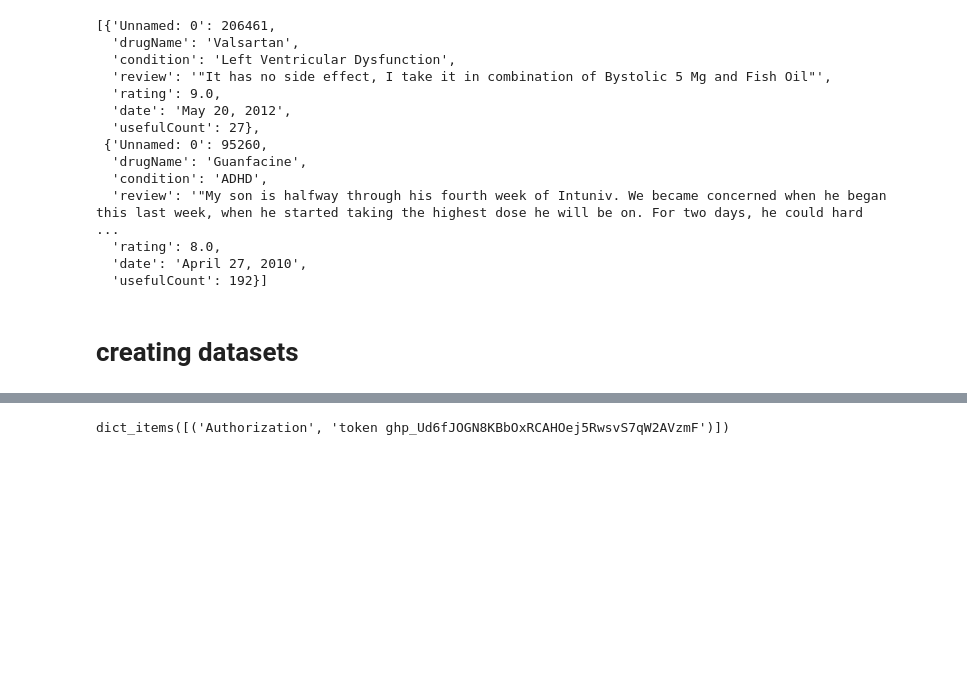
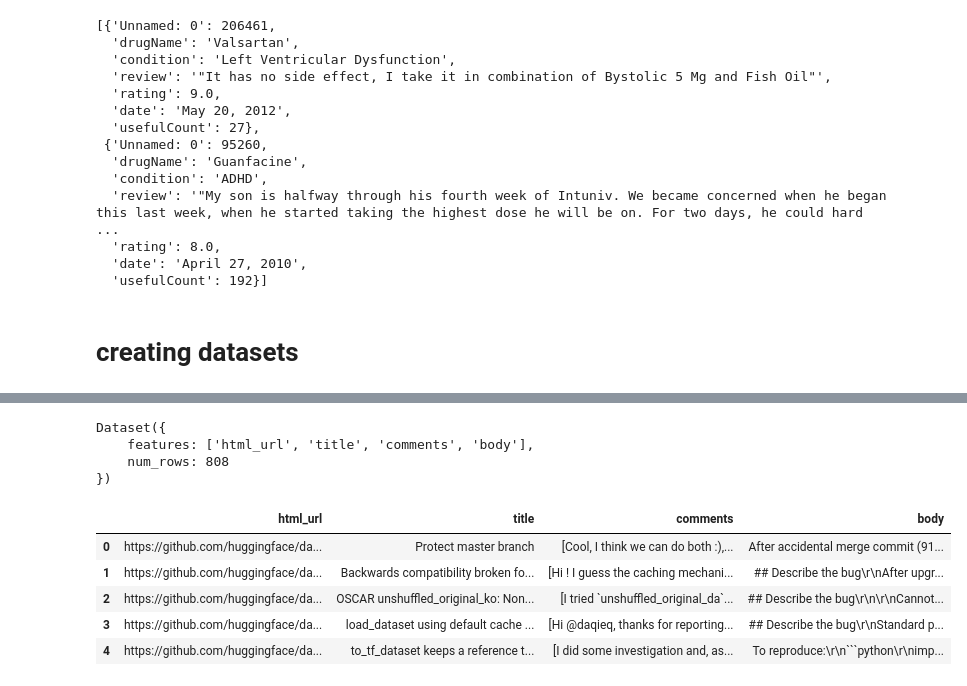
Before and after one commit to hardeybisey/Machine-Learning-and-Deep-Learning, a Jupyter notebook: dataset.ipynb, the cells around one changed output, grey strips where cells are left out. Drawn from its saved outputs; the diff is of its cells as text; code cells hidden in the pictures; blank space fills up the shorter version.

````diff
--- a/dataset.ipynb
+++ b/dataset.ipynb
@@ -271,3 +289,3 @@ Reached GitHub rate limit. Sleeping for one hour ...
 # %%
-#loading the dataset
-issues_dataset = load_dataset("json", data_files= "dataset-issues-jsonl", split="train")
+#loading
+new_data = load_dataset("lewtun/github-issues", split="train")
@@ -274,4 +294,27 @@ issues_dataset = load_dataset("json", data_files= "dataset-issues-jsonl", split=
-# %%
-headers.items()
-# %% [output]
-dict_items([('Authorization', 'token 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')])
+# %%
+#filtering out some rows
+new_data = new_data.filter(lambda x: x["is_pull_request"]==False and len(x["comments"])>0)
+# %%
+# selecting columns needed
+columns = new_data.column_names
+columns_to_keep = ["title", "body", "html_url", "comments"]
+columns_to_remove = set(columns_to_keep).symmetric_difference(columns)
+new_data = new_data.remove_columns(columns_to_remove)
+new_data
+# %% [output]
+Dataset({
+    features: ['html_url', 'title', 'comments', 'body'],
+    num_rows: 808
+})
+# %%
+new_data.set_format("pandas")
+# %%
+df = new_data[:]
+df.head()
+# %% [output]
+|  | html_url | title | comments | body |
+| 0 | https://github.com/huggingface/da... | Protect master branch | [Cool, I think we can do both :),... | After accidental merge commit (91... |
+| 1 | https://github.com/huggingface/da... | Backwards compatibility broken fo... | [Hi ! I guess the caching mechani... | ## Describe the bug\r\nAfter upgr... |
+| 2 | https://github.com/huggingface/da... | OSCAR unshuffled_original_ko: Non... | [I tried `unshuffled_original_da`... | ## Describe the bug\r\n\r\nCannot... |
+| 3 | https://github.com/huggingface/da... | load_dataset using default cache ... | [Hi @daqieq, thanks for reporting... | ## Describe the bug\r\nStandard p... |
+| 4 | https://github.com/huggingface/da... | to_tf_dataset keeps a reference t... | [I did some investigation and, as... | To reproduce:\r\n```python\r\nimp... |
````
Also changed, not shown: parts of 14 cells of this notebook.
